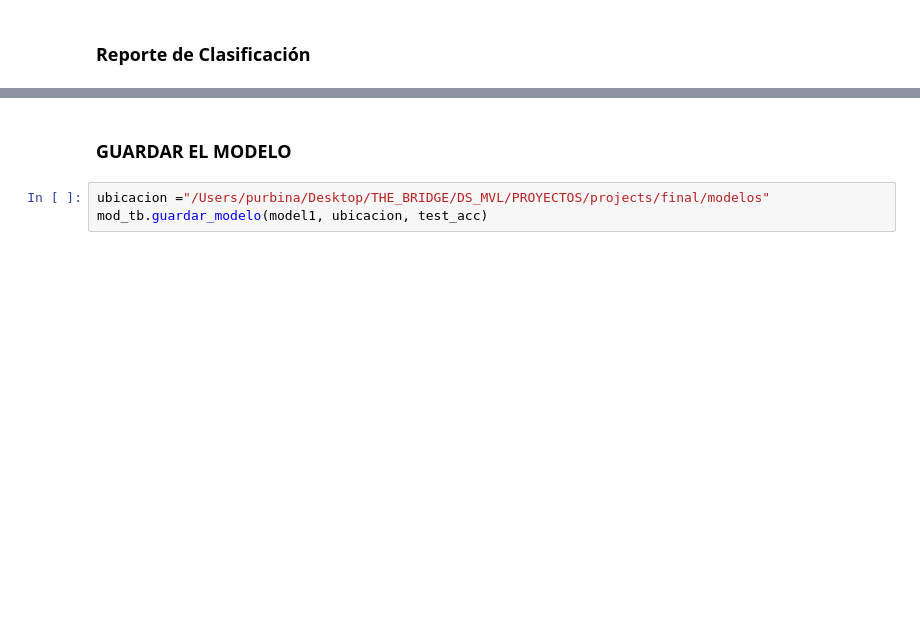
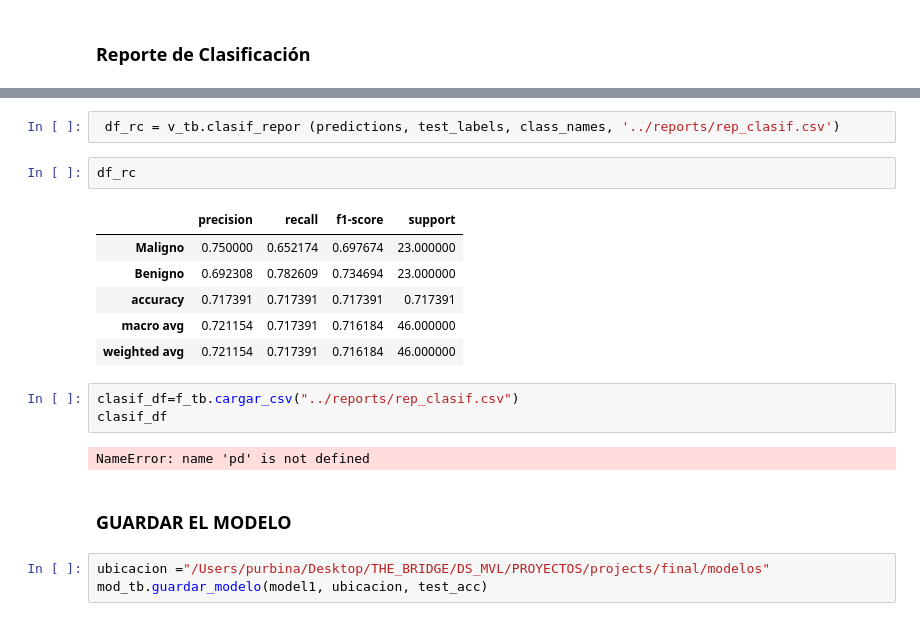
Before and after one commit to MVillasuso/DS_MVL, a Jupyter notebook: PROYECTOS/projects/final/src/main.ipynb, the cells around one changed output, grey strips where cells are left out. Cells and saved outputs as stored; diff of their text form; blank space fills up the shorter version.

```diff
--- a/PROYECTOS/projects/final/src/main.ipynb
+++ b/PROYECTOS/projects/final/src/main.ipynb
@@ -424,3 +313,19 @@ weighted avg       0.83      0.83      0.83        46
+# %%
+ df_rc = v_tb.clasif_repor (predictions, test_labels, class_names, '../reports/rep_clasif.csv')
+# %%
+df_rc
+# %% [output]
+|  | precision | recall | f1-score | support |
+| Maligno | 0.750000 | 0.652174 | 0.697674 | 23.000000 |
+| Benigno | 0.692308 | 0.782609 | 0.734694 | 23.000000 |
+| accuracy | 0.717391 | 0.717391 | 0.717391 | 0.717391 |
+| macro avg | 0.721154 | 0.717391 | 0.716184 | 46.000000 |
+| weighted avg | 0.721154 | 0.717391 | 0.716184 | 46.000000 |
+# %%
+clasif_df=f_tb.cargar_csv("../reports/rep_clasif.csv")
+clasif_df
+# %% [output]
+NameError: name 'pd' is not defined
 # %% [markdown]
 ### GUARDAR EL MODELO
 # %%
```
Also changed, not shown: parts of 24 cells of this notebook, 6 other files.
